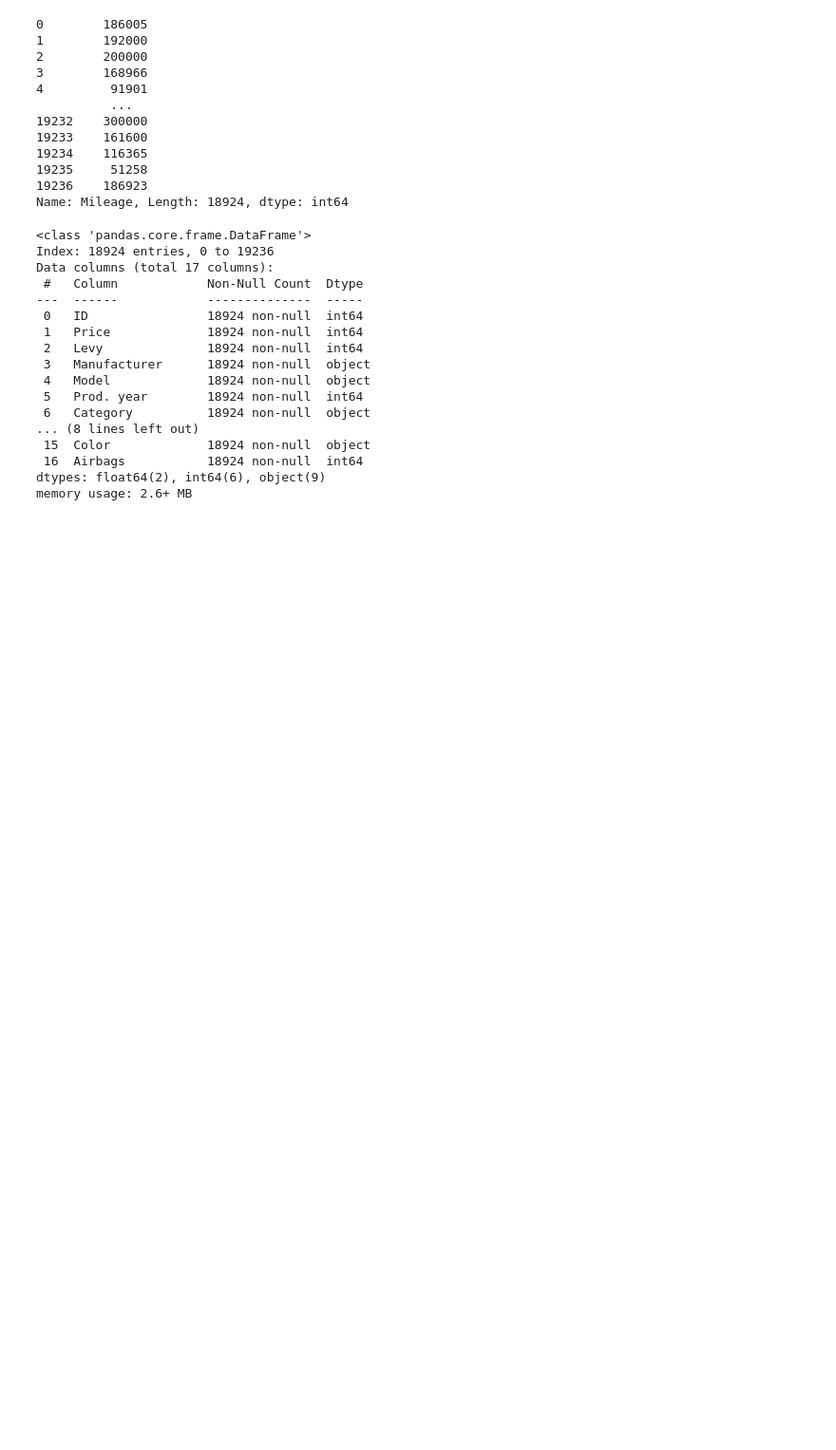
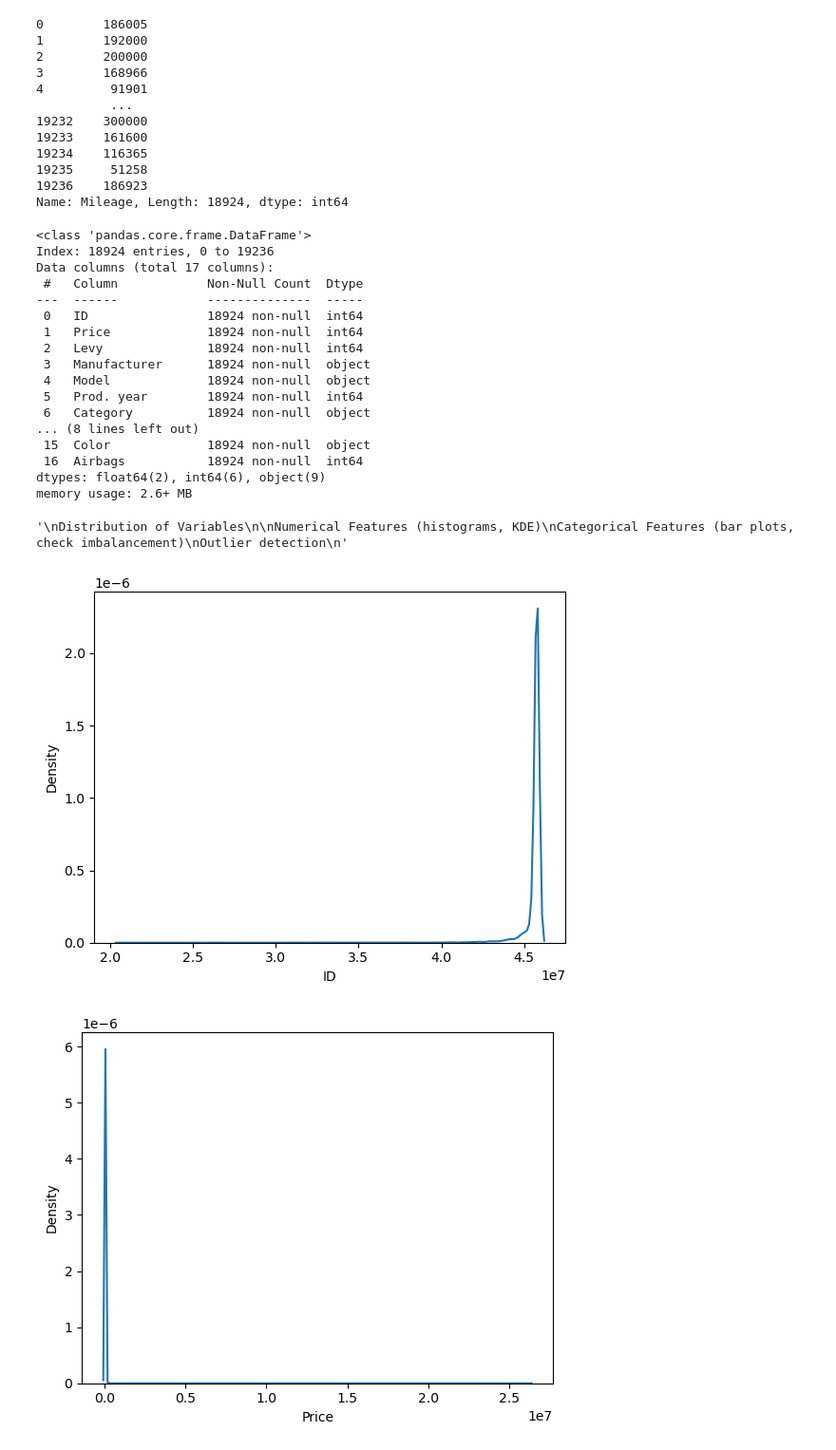
Before and after one commit to aniszariat/Car-Price-Prediction, a Jupyter notebook: EDA.ipynb, the cells around one changed output. Shown at 95% size. Drawn from its saved outputs; the diff is of its cells as text; code cells hidden in the pictures; blank space fills up the shorter version.

Commit message:
Distribution of Variables

```diff
--- a/EDA.ipynb
+++ b/EDA.ipynb
@@ -238,3 +238,20 @@ Data columns (total 17 columns):
  16  Airbags           18924 non-null  int64
 dtypes: float64(2), int64(6), object(9)
 memory usage: 2.6+ MB
+# %%
+"""
+Distribution of Variables
+
+Numerical Features (histograms, KDE)
+Categorical Features (bar plots, check imbalancement)
+Outlier detection
+"""
+# %% [output]
+'\nDistribution of Variables\n\nNumerical Features (histograms, KDE)\nCategorical Features (bar plots, check imbalancement)\nOutlier detection\n'
+# %%
+for col in data.select_dtypes('number').columns:
+    sns.kdeplot(data[col])
+    plt.show()
+# %% [output]
+[figure, added]
+[figure, added]
```
Also changed, not shown: parts of 2 cells of this notebook.
